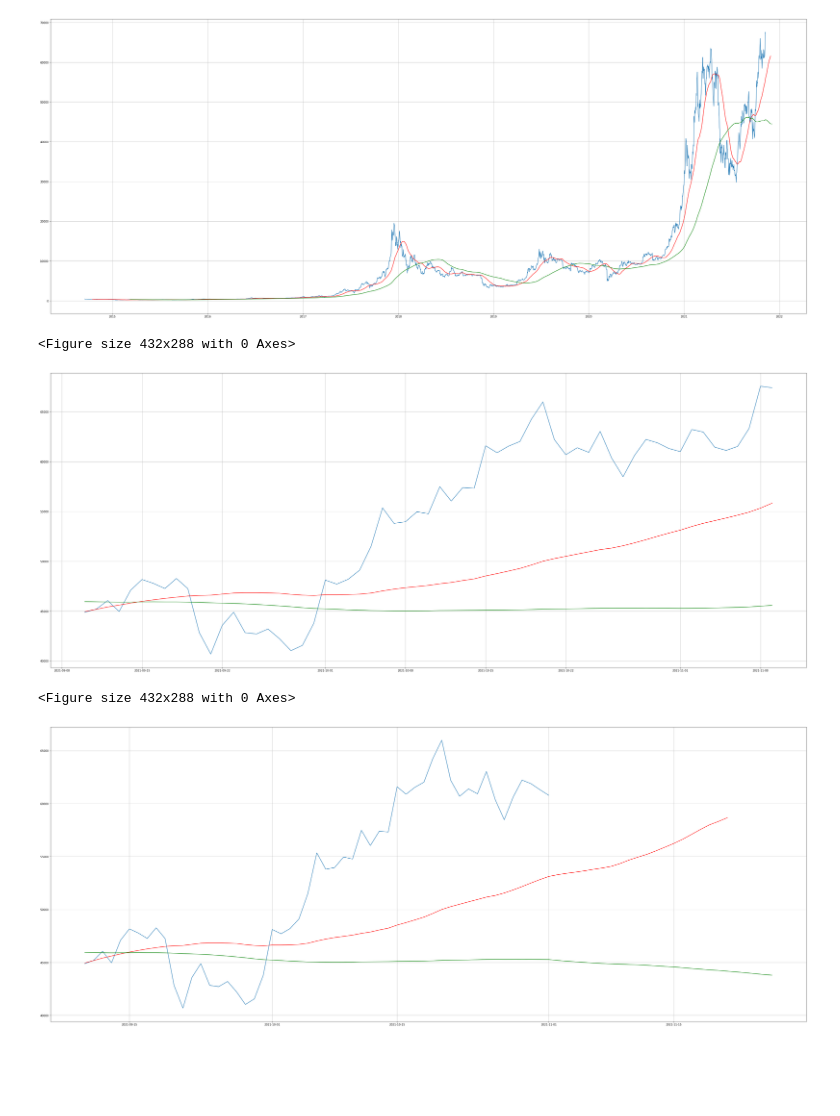
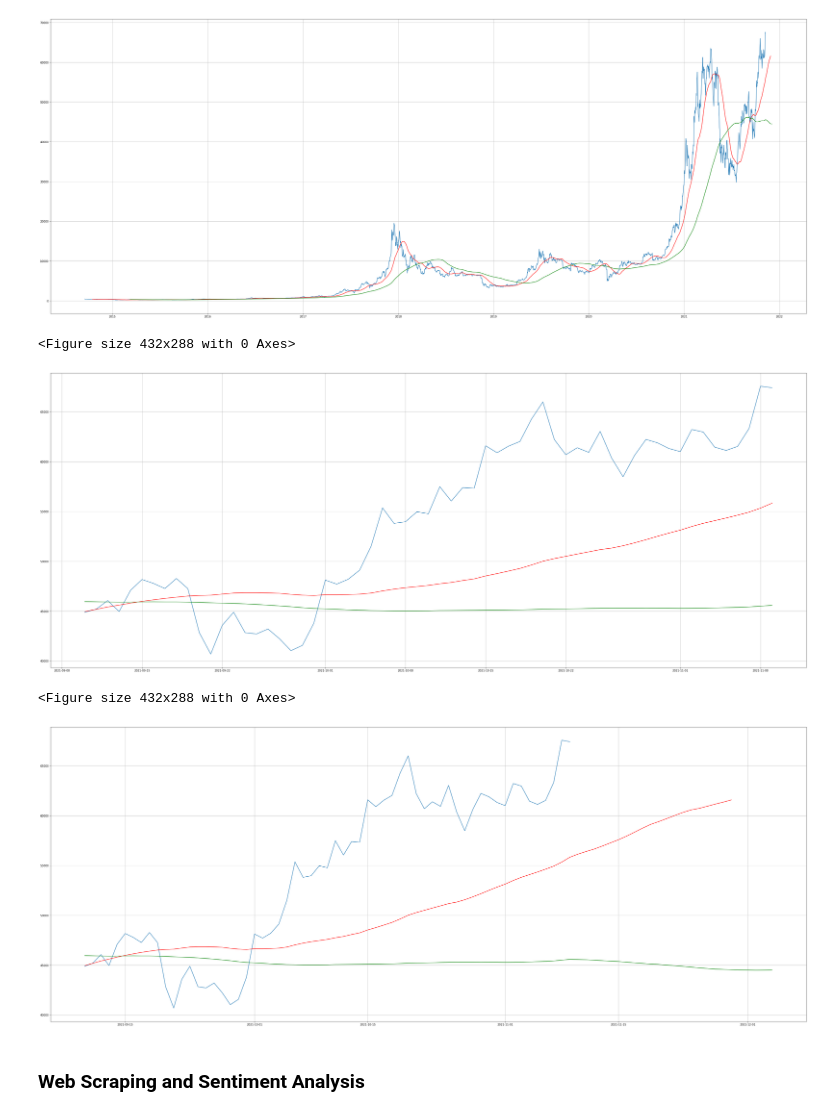
Before and after one commit to 88kHw88/BTC-project, a Jupyter notebook: BTC_MAV.ipynb, the cells around one changed output. Cells and saved outputs as stored; diff of their text form; code cells hidden in the pictures; blank space fills up the shorter version.

```diff
--- a/BTC_MAV.ipynb
+++ b/BTC_MAV.ipynb
@@ -290,7 +271,7 @@ df_date['200MA'] = df_date.rolling(window=200, min_periods=175).mean()
 #make copy of df_date
 pred_BTC = df_date.copy()
 #make future prediction of BTC of a particular year
-pred_BTC_2021 = df_pred_BTC.iloc[2550:, ]
+pred_BTC_2021 = pred_BTC.iloc[2550:, ]
 
 #plot graph with multiple lines: price, 50MA and 200MA
 #https://www.python-graph-gallery.com/122-multiple-lines-chart
@@ -304,9 +285,11 @@ make_graph(pred_BTC)
 # %%
 #graph from august 2021 until present
 make_graph(BTC_2021)
-make_graph(df_pred_BTC_2021)
+make_graph(pred_BTC_2021)
 # %% [output]
 <Figure size 432x288 with 0 Axes>
 [figure]
 <Figure size 432x288 with 0 Axes>
-[figure, old version]
+[figure, new version]
+# %% [markdown]
+### **Web Scraping and Sentiment Analysis**
```
Also changed, not shown: parts of 2 cells of this notebook.
